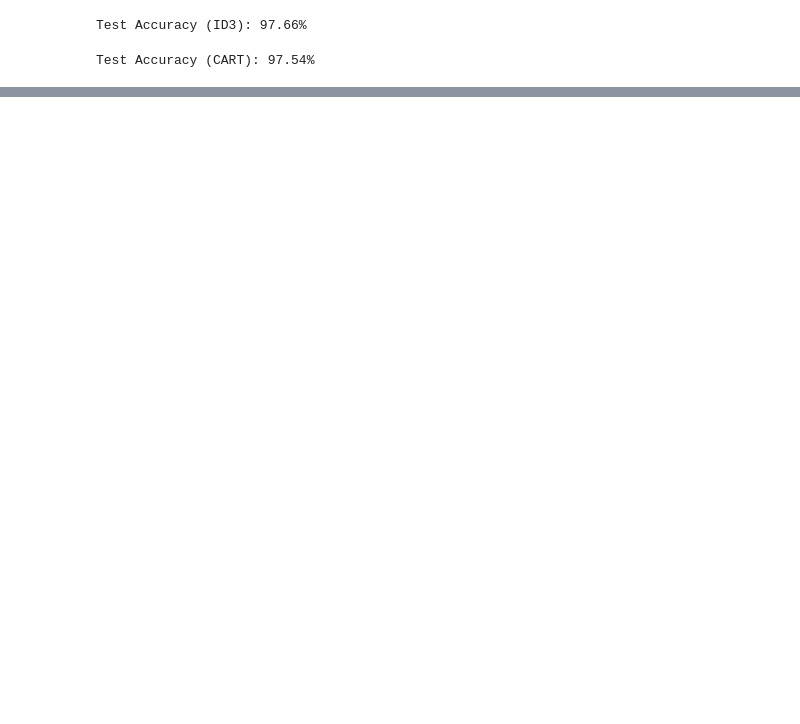
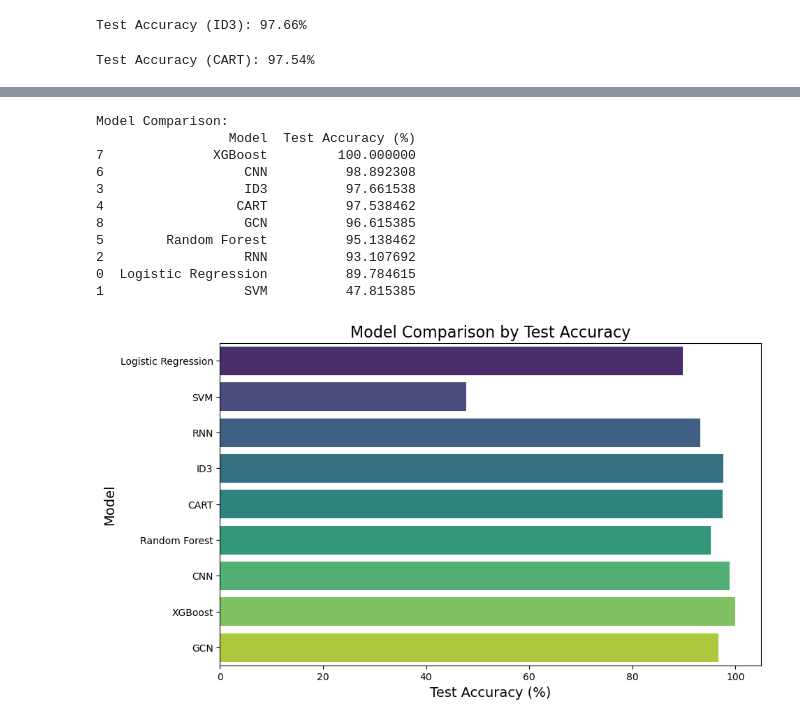
Before and after one commit to Nicetocupro/Machine_Learning, a Jupyter notebook: lab2/main.ipynb, the cells around one changed output, grey strips where cells are left out. Drawn from its saved outputs; the diff is of its cells as text; code cells hidden in the pictures; blank space fills up the shorter version.

```diff
--- a/lab2/main.ipynb
+++ b/lab2/main.ipynb
@@ -112,7 +132,7 @@ Training Accuracy (Logistic Regression): 90.71%
 Test Accuracy (Logistic Regression): 89.78%
 # %%
 # 初始化并训练SVM模型
-svm_model = SVM(C=1.0, kernel='linear', max_iter=1000)
+svm_model = SVM(C=1.0, kernel='linear', max_iter=100)
 svm_model.fit(x_train_transf_scaler, y_train_transf)
 
 # 预测与评估
@@ -198,0 +258,14 @@ Test Accuracy (CART): 97.54%
+# %%
+from models.CNN import SimpleCNN
+
+# 初始化和训练 CNN 模型
+input_shape = (x_train_transf_scaler.shape[1], 1)
+cnn_model = SimpleCNN(input_shape=input_shape)
+cnn_model.train(x_train_transf_scaler, y_train_transf, epochs=20, batch_size=32, validation_split=0.2)
+
+# 评估 CNN 模型
+cnn_predictions = cnn_model.predict(x_test_transf_scaler)
+cnn_accuracy = accuracy_score(y_test_transf, cnn_predictions)
+
+# 打印 CNN 测试准确率
+print(f'Test Accuracy (CNN): {cnn_accuracy * 100:.2f}%')
@@ -245,7 +346,7 @@ scheduler = optim.lr_scheduler.StepLR(optimizer, step_size=50, gamma=0.5)
 loss_fn = torch.nn.CrossEntropyLoss()
 
 # 训练过程
-num_epochs = 100  # 增加训练轮数
+num_epochs = 300  # 增加训练轮数
 train_losses = []
 train_accuracies = []
 
@@ -286,6 +387,6 @@ with torch.no_grad():
     predictions = torch.argmax(logits_test, dim=1)
 
     # 计算测试准确率
-    accuracy = accuracy_score(y_test_transf, predictions.numpy())
+    accuracy_gcn = accuracy_score(y_test_transf, predictions.numpy())
     print(f'Test Accuracy: {accuracy * 100:.2f}%')
 # %% [output]
@@ -308,0 +410,52 @@ Test Accuracy: 95.75%
+# %%
+import pandas as pd
+import seaborn as sns
+import matplotlib.pyplot as plt
+
+# 结果汇总
+results = {
+    'Model': ['Logistic Regression', 'SVM', 'RNN', 'ID3', 'CART', 'Random Forest', 'CNN', 'XGBoost', 'GCN'],
+    'Test Accuracy (%)': [
+        accuracy_log_reg * 100,
+        accuracy_svm * 100,
+        accuracy * 100,  # RNN的准确率
+        id3_accuracy * 100,
+        cart_accuracy * 100,
+        rf_accuracy * 100,  # Random Forest的准确率
+        cnn_accuracy * 100,  # CNN的准确率
+        accuracy_xgb * 100,  # XGBoost的准确率
+        accuracy_gcn * 100   # GCN的准确率
+    ]
+}
+
+# 创建DataFrame
+results_df = pd.DataFrame(results)
+
+# 打印结果
+print("Model Comparison:")
+print(results_df.sort_values(by='Test Accuracy (%)', ascending=False))
+
+# 绘制条形图
+plt.figure(figsize=(10, 6))
+sns.barplot(x='Test Accuracy (%)', y='Model', data=results_df, palette='viridis')
+
+# 添加标题和标签
+plt.title('Model Comparison by Test Accuracy', fontsize=16)
+plt.xlabel('Test Accuracy (%)', fontsize=14)
+plt.ylabel('Model', fontsize=14)
+
+# 显示图表
+plt.show()
+# %% [output]
+Model Comparison:
+                 Model  Test Accuracy (%)
+7              XGBoost         100.000000
+6                  CNN          98.892308
+3                  ID3          97.661538
+4                 CART          97.538462
+8                  GCN          96.615385
+5        Random Forest          95.138462
+2                  RNN          93.107692
+0  Logistic Regression          89.784615
+1                  SVM          47.815385
+[figure, added]
```
Also changed, not shown: parts of 8 cells of this notebook, 3 other files.
